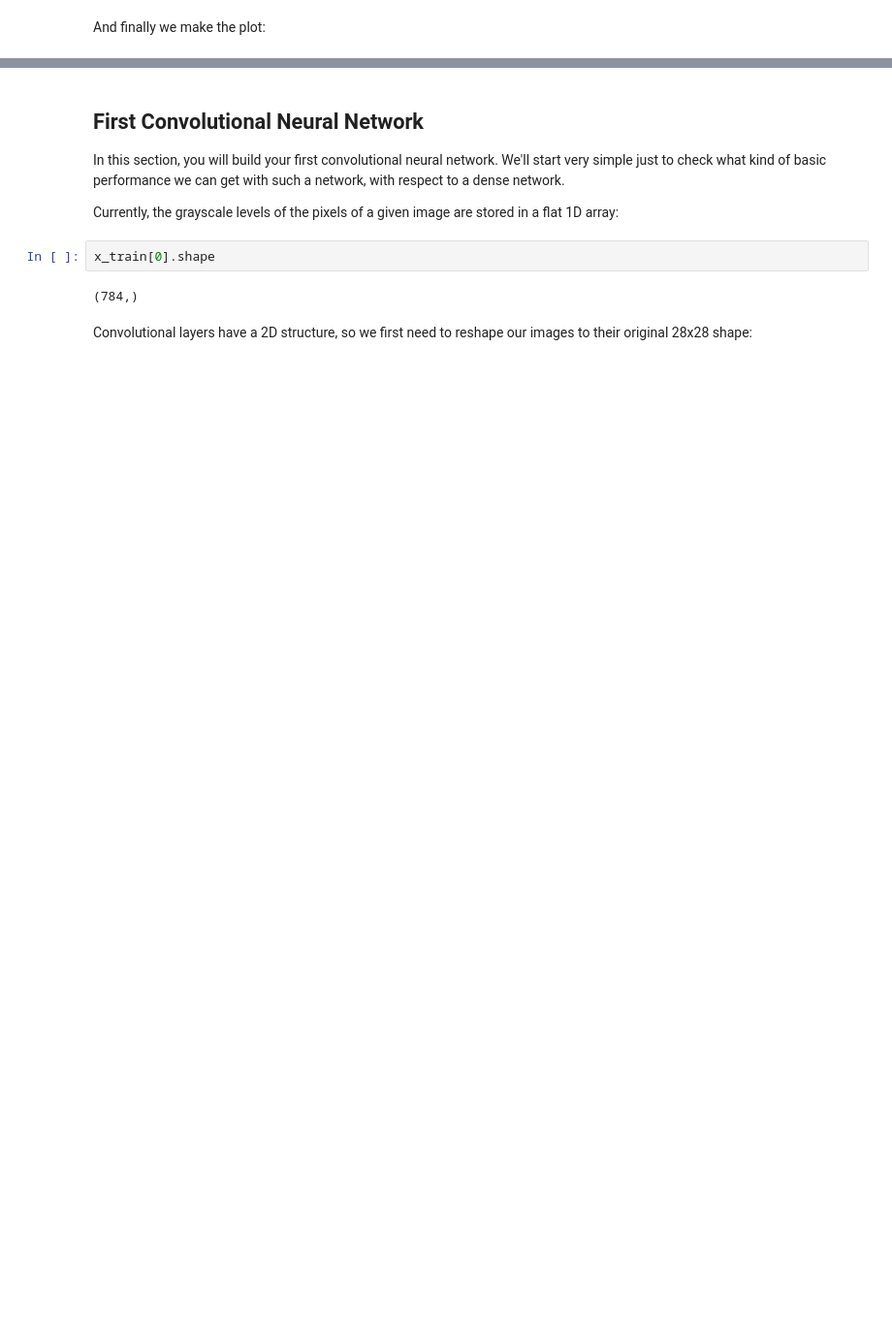
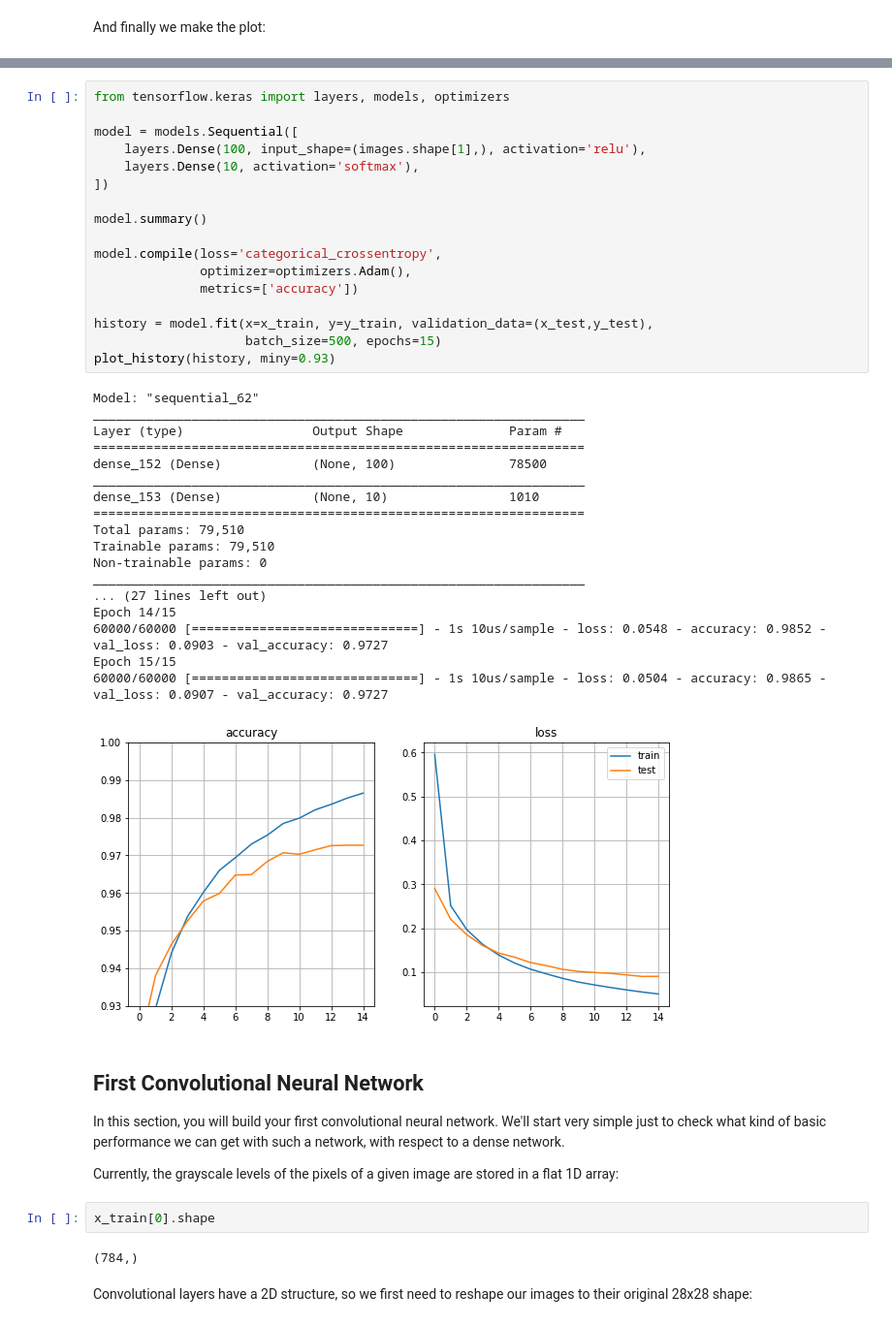
Before and after one commit to cbernet/introduction_machine_learning, a Jupyter notebook: notebooks/deep_learning_intro/keras_tensorflow_handwritten_digits.ipynb, the cells around one changed output, grey strips where cells are left out. Shown at 97% size. Drawn from its saved outputs; the diff is of its cells as text; blank space fills up the shorter version.

```diff
--- a/notebooks/deep_learning_intro/keras_tensorflow_handwritten_digits.ipynb
+++ b/notebooks/deep_learning_intro/keras_tensorflow_handwritten_digits.ipynb
@@ -419,3 +424,39 @@ All in all, this simple neural network seems to:
+# %%
+from tensorflow.keras import layers, models, optimizers
+
+model = models.Sequential([
+    layers.Dense(100, input_shape=(images.shape[1],), activation='relu'),
+    layers.Dense(10, activation='softmax'),
+])
+
+model.summary()
+
+model.compile(loss='categorical_crossentropy',
+              optimizer=optimizers.Adam(),
+              metrics=['accuracy'])
+
+history = model.fit(x=x_train, y=y_train, validation_data=(x_test,y_test),
+                    batch_size=500, epochs=15)
+plot_history(history, miny=0.93)
+# %% [output]
+Model: "sequential_62"
+_________________________________________________________________
+Layer (type)                 Output Shape              Param #
+=================================================================
+dense_152 (Dense)            (None, 100)               78500
+_________________________________________________________________
+dense_153 (Dense)            (None, 10)                1010
+=================================================================
+Total params: 79,510
+Trainable params: 79,510
+Non-trainable params: 0
+_________________________________________________________________
+... (27 lines left out)
+Epoch 14/15
+60000/60000 [==============================] - 1s 10us/sample - loss: 0.0548 - accuracy: 0.9852 - val_loss: 0.0903 - val_accuracy: 0.9727
+Epoch 15/15
+60000/60000 [==============================] - 1s 10us/sample - loss: 0.0504 - accuracy: 0.9865 - val_loss: 0.0907 - val_accuracy: 0.9727
+[figure, added]
 # %% [markdown]
 ## First Convolutional Neural Network
 
```
Also changed, not shown: parts of 75 cells of this notebook.
